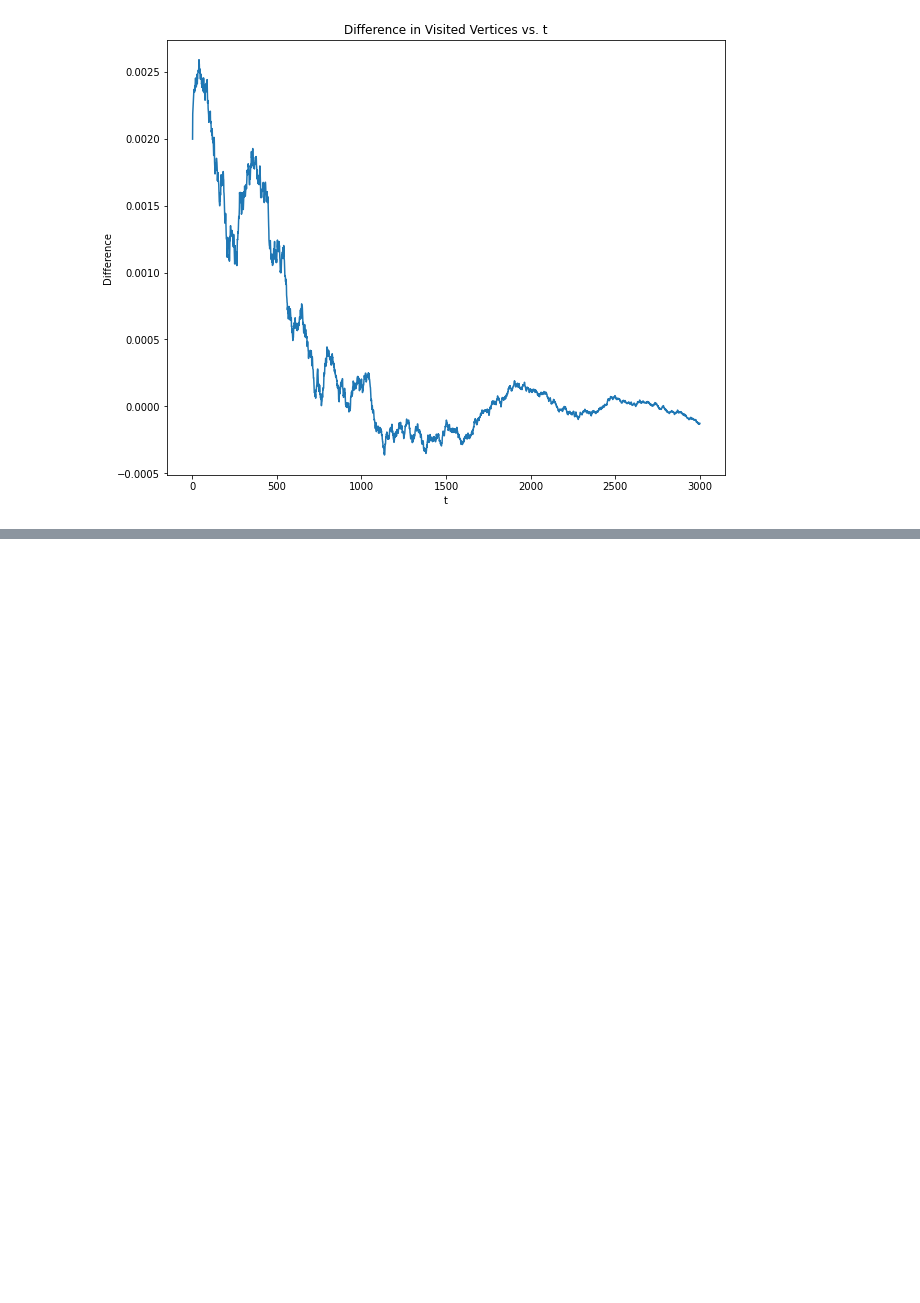
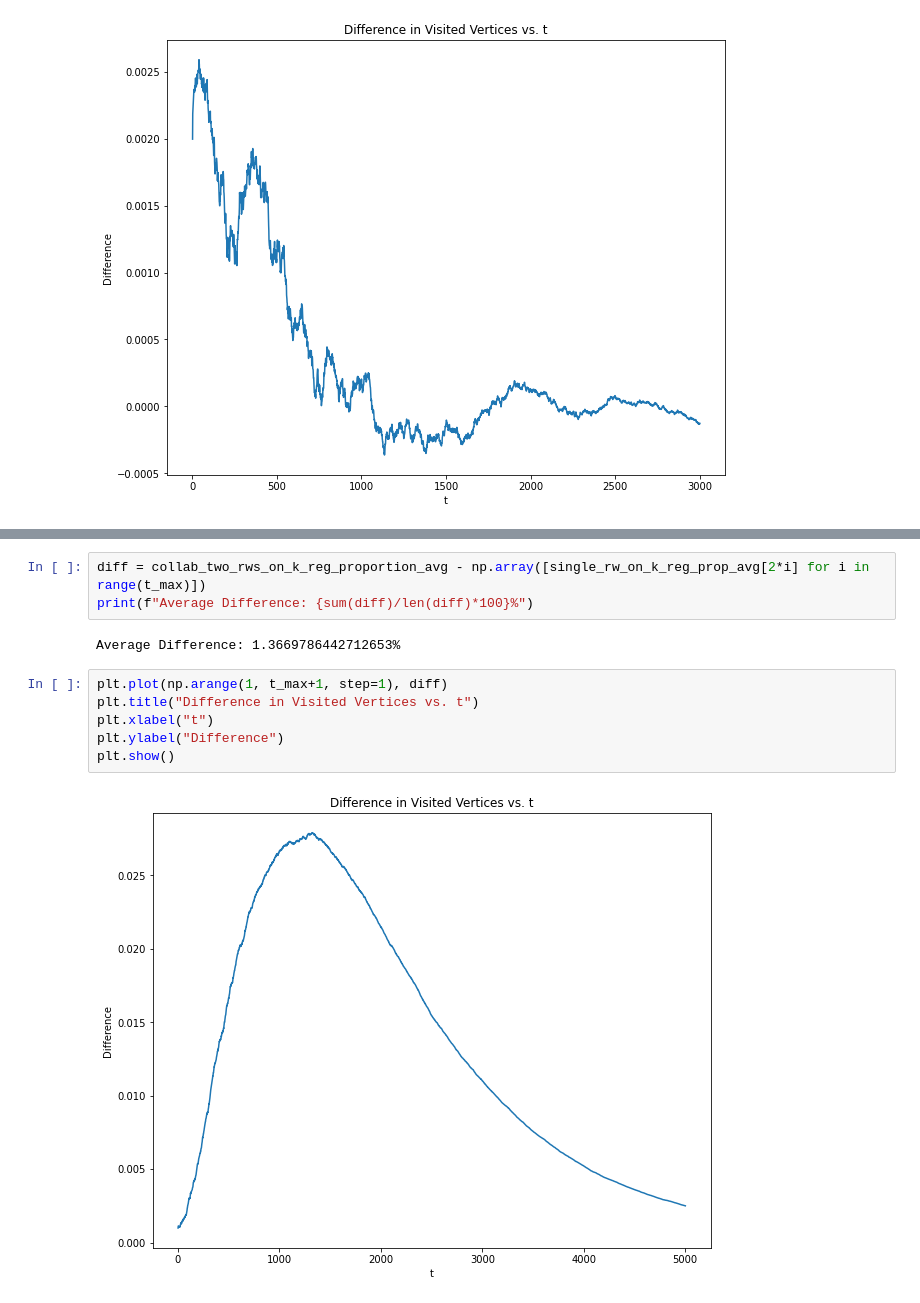
Before and after one commit to andrew-yin/rw-on-rg, a Jupyter notebook: notebooks/collaboration.ipynb, the cells around one changed output, grey strips where cells are left out. Drawn from its saved outputs; the diff is of its cells as text; blank space fills up the shorter version.

```diff
--- a/notebooks/collaboration.ipynb
+++ b/notebooks/collaboration.ipynb
@@ -110,0 +145,13 @@ plt.show()
+# %%
+diff = collab_two_rws_on_k_reg_proportion_avg - np.array([single_rw_on_k_reg_prop_avg[2*i] for i in range(t_max)])
+print(f"Average Difference: {sum(diff)/len(diff)*100}%")
+# %% [output]
+Average Difference: 1.3669786442712653%
+# %%
+plt.plot(np.arange(1, t_max+1, step=1), diff)
+plt.title("Difference in Visited Vertices vs. t")
+plt.xlabel("t")
+plt.ylabel("Difference")
+plt.show()
+# %% [output]
+[figure, added]
```
Also changed, not shown: parts of 5 cells of this notebook, 3 other files.
